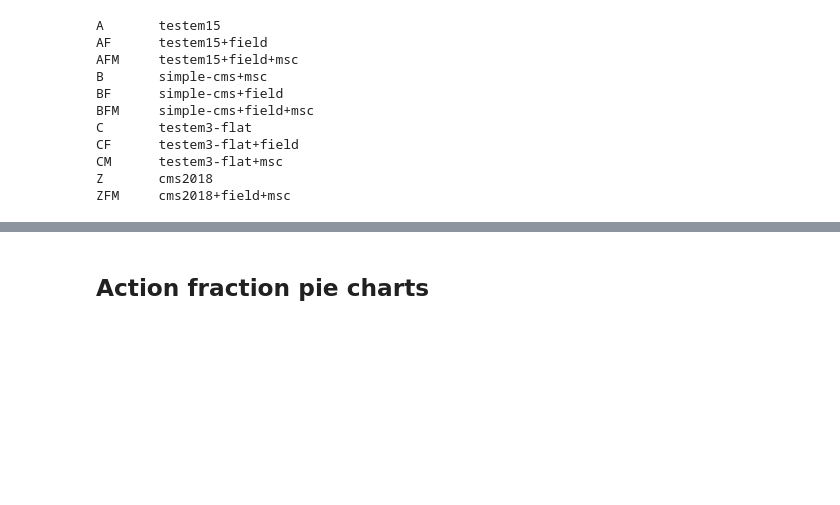
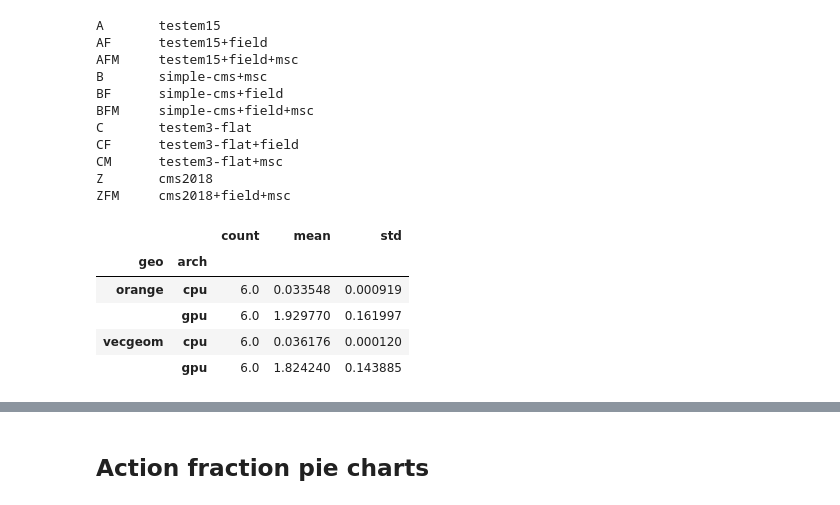
Before and after one commit to celeritas-project/regression, a Jupyter notebook: analysis.ipynb, the cells around one changed output, grey strips where cells are left out. Drawn from its saved outputs; the diff is of its cells as text; code cells hidden in the pictures; blank space fills up the shorter version.

```diff
--- a/analysis.ipynb
+++ b/analysis.ipynb
@@ -192,6 +246,17 @@ for (ax, q) in zip(axes, ['step', 'primary']):
     ax.legend()
 fig.savefig('plots/steps-vs-primaries.png', dpi=300)
 plt.close()
+# %%
+event_rate = calc_event_rate(summed)
+# %%
+event_rate.xs('testem3-flat', level='problem')
+# %% [output]
+|  |  | count | mean | std |
+| geo | arch |  |  |  |
+| orange | cpu | 6.0 | 0.033548 | 0.000919 |
+|  | gpu | 6.0 | 1.929770 | 0.161997 |
+| vecgeom | cpu | 6.0 | 0.036176 | 0.000120 |
+|  | gpu | 6.0 | 1.824240 | 0.143885 |
 # %%
 (fig, (time_ax, occ_ax)) = plt.subplots(
     nrows=2, figsize=(4, 4),
```
Also changed, not shown: parts of 24 cells of this notebook, 11 other files.
